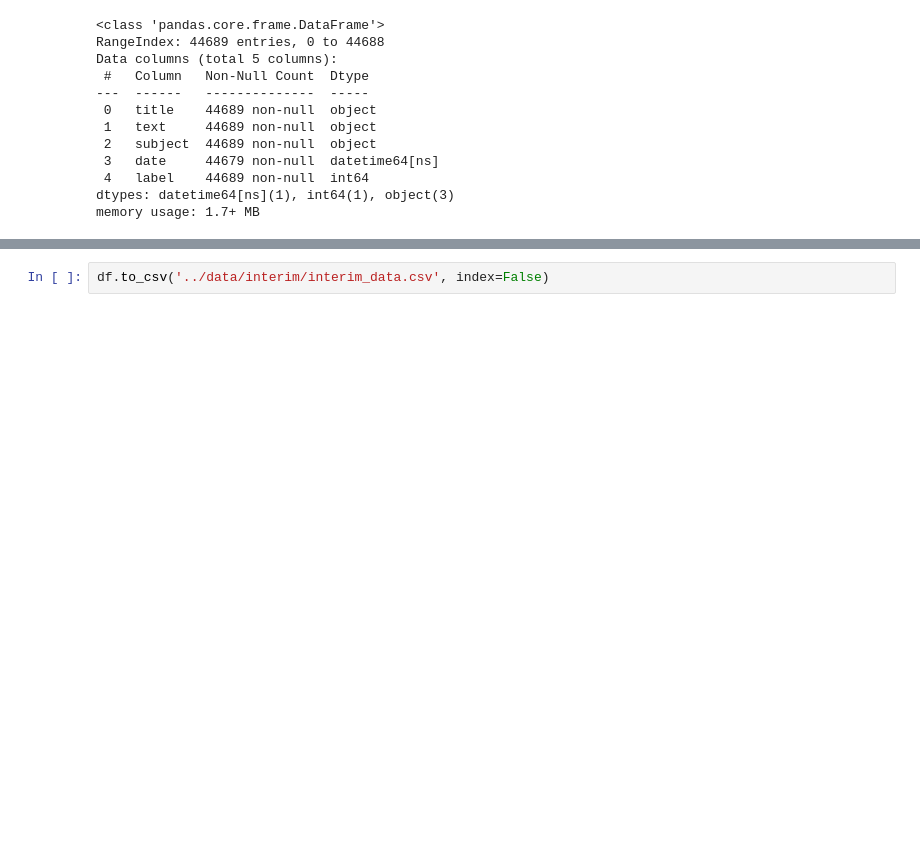
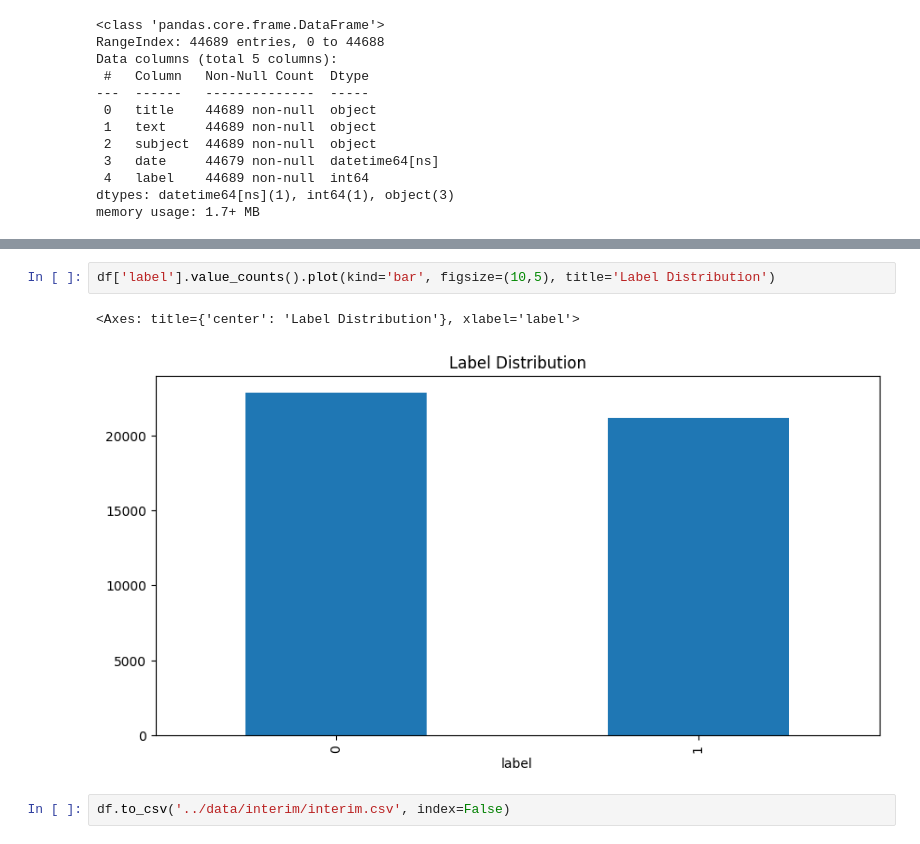
Before and after one commit to nedatrifkovic/fake-news-nlp, a Jupyter notebook: notebooks/eda.ipynb, the cells around one changed output, grey strips where cells are left out. Cells and saved outputs as stored; diff of their text form; blank space fills up the shorter version.

```diff
--- a/notebooks/eda.ipynb
+++ b/notebooks/eda.ipynb
@@ -110,2 +154,7 @@ memory usage: 1.7+ MB
+# %%
+df['label'].value_counts().plot(kind='bar', figsize=(10,5), title='Label Distribution')
+# %% [output]
+<Axes: title={'center': 'Label Distribution'}, xlabel='label'>
+[figure, added]
 # %%
-df.to_csv('../data/interim/interim_data.csv', index=False)
+df.to_csv('../data/interim/interim.csv', index=False)
```
Also changed, not shown: parts of 10 cells of this notebook, 10 other files.
